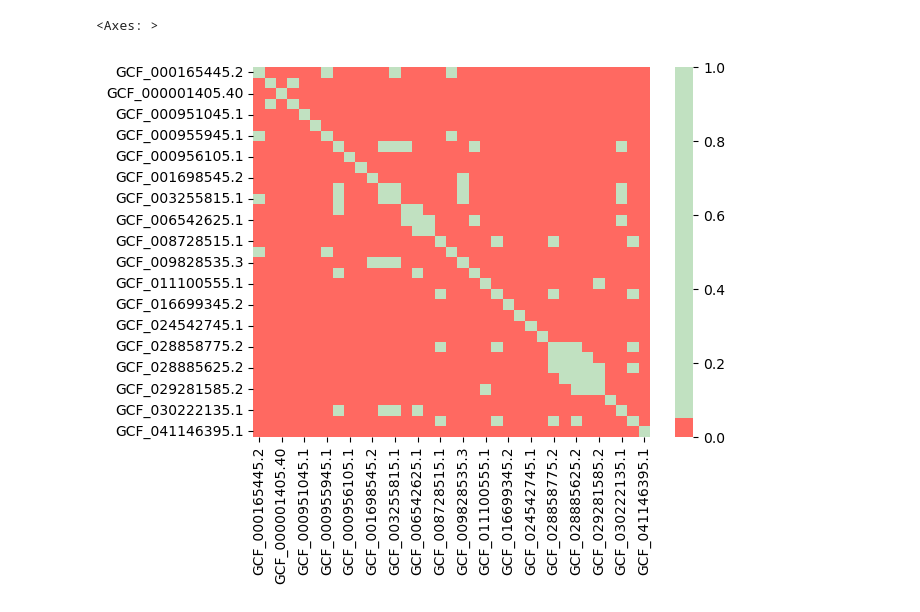
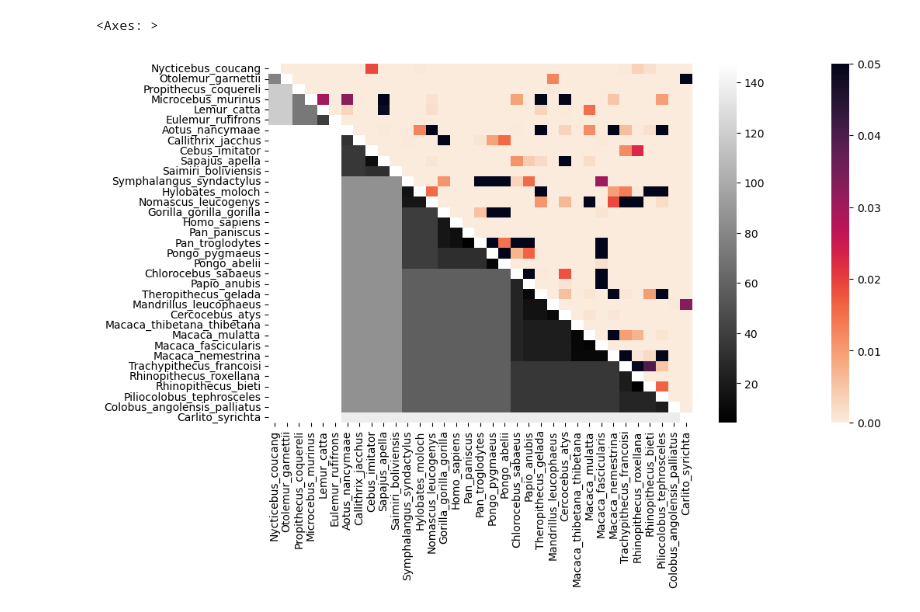
Before and after one commit to RoseCollot/Stage_CSTB_2025, a Jupyter notebook: code/notebook_graphs.ipynb, the cells around one changed output. Saved outputs shown, nothing was run; the diff lists cells and outputs as text; code cells hidden in the pictures.

```diff
--- a/code/notebook_graphs.ipynb
+++ b/code/notebook_graphs.ipynb
@@ -118,25 +214,0 @@ sns.heatmap(df_ks_e, vmax=1, cmap="YlGnBu")
-# %%
-def create_df (path_to_df_dir) :
-    genome_list = []
-    df=[]
-    for genome in os.scandir(path_to_df_dir) :
-        genome_list.append(genome.name)
-
-    for i in range(len(genome_list)):
-        path_dir= os.path.join(path_to_df_dir,genome_list[i])
-        df_stats_i = pd.read_csv(os.path.join(path_dir,'df_stats'))
-        row = []
-        for j in range(len(genome_list)):
-            path_dir= os.path.join(path_to_df_dir,genome_list[j])
-            df_stats_j = pd.read_csv(os.path.join(path_dir,'df_stats'))
-            ks_score = scipy.stats.ks_2samp(df_stats_i['ratio_introns'], df_stats_j['ratio_introns'],nan_policy='omit')
-            row.append(ks_score.pvalue)
-        df.append(row)
-    df_ks = pd.DataFrame(df, columns=genome_list, index=genome_list)
-    return df_ks
-
-df_ks = create_df('/home/collot/stage/collot/output_dataframes')
-sns.heatmap(df_ks, cmap=['#FF6961','#C1E1C1'], center=.05)
-# %% [output]
-<Axes: >
-[figure, removed]
@@ -142,0 +218,11 @@ sns.heatmap(df_ks, cmap=['#FF6961','#C1E1C1'], center=.05)
+# %%
+
+mask1 = np.tril(np.ones_like(df_ks, dtype=bool))
+mask2 = np.triu(np.ones_like(df_ks_i, dtype=bool))
+
+fig, ax = plt.subplots(figsize=(11, 6))
+sns.heatmap(df_ks, mask=mask1, cmap=sns.cm.rocket_r, vmax=.05 ,xticklabels=True, yticklabels=True )
+sns.heatmap(distance_df, mask=mask2, cmap='grey',xticklabels=True, yticklabels=True)
+# %% [output]
+<Axes: >
+[figure, added]
```
Also changed, not shown: parts of 11 cells of this notebook.
